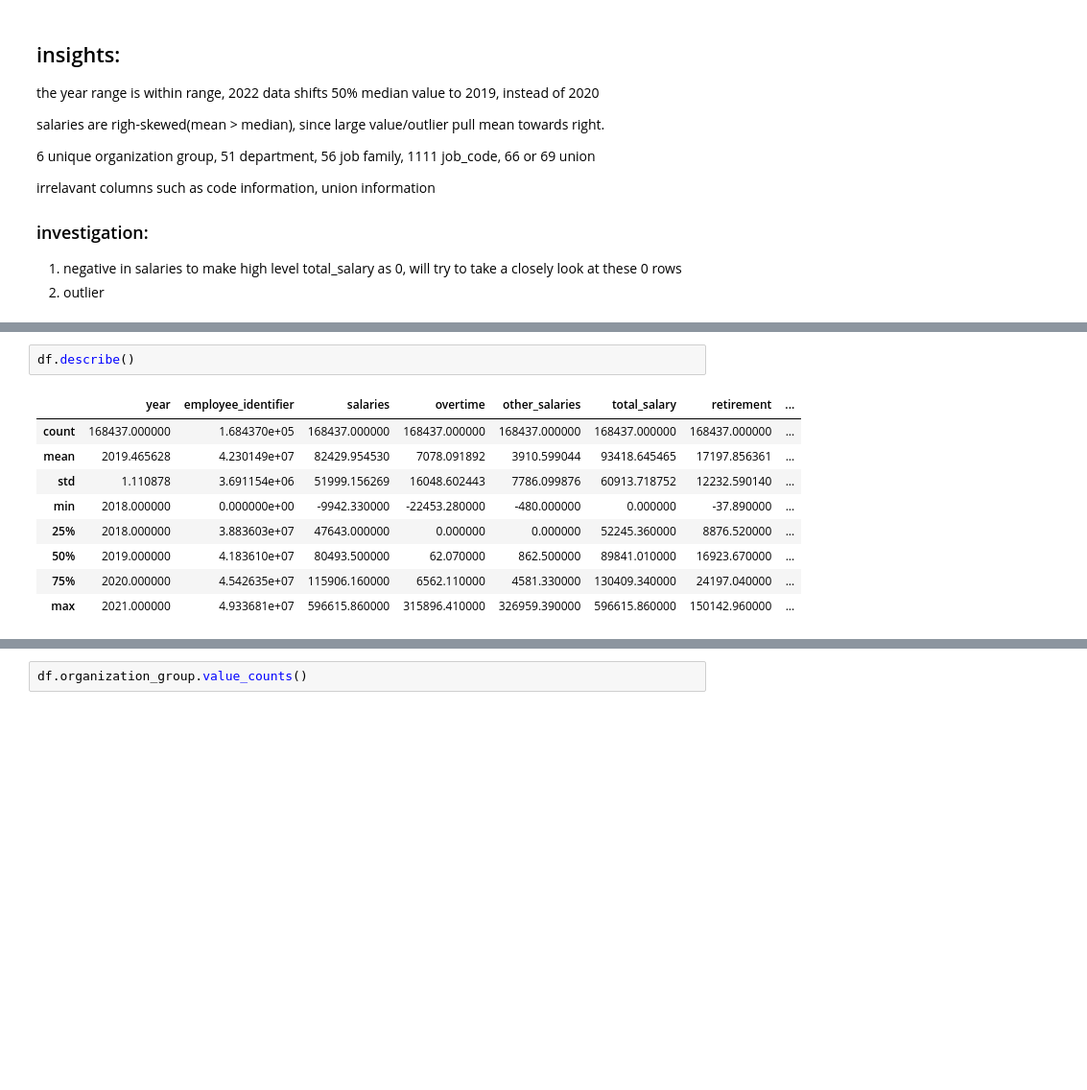
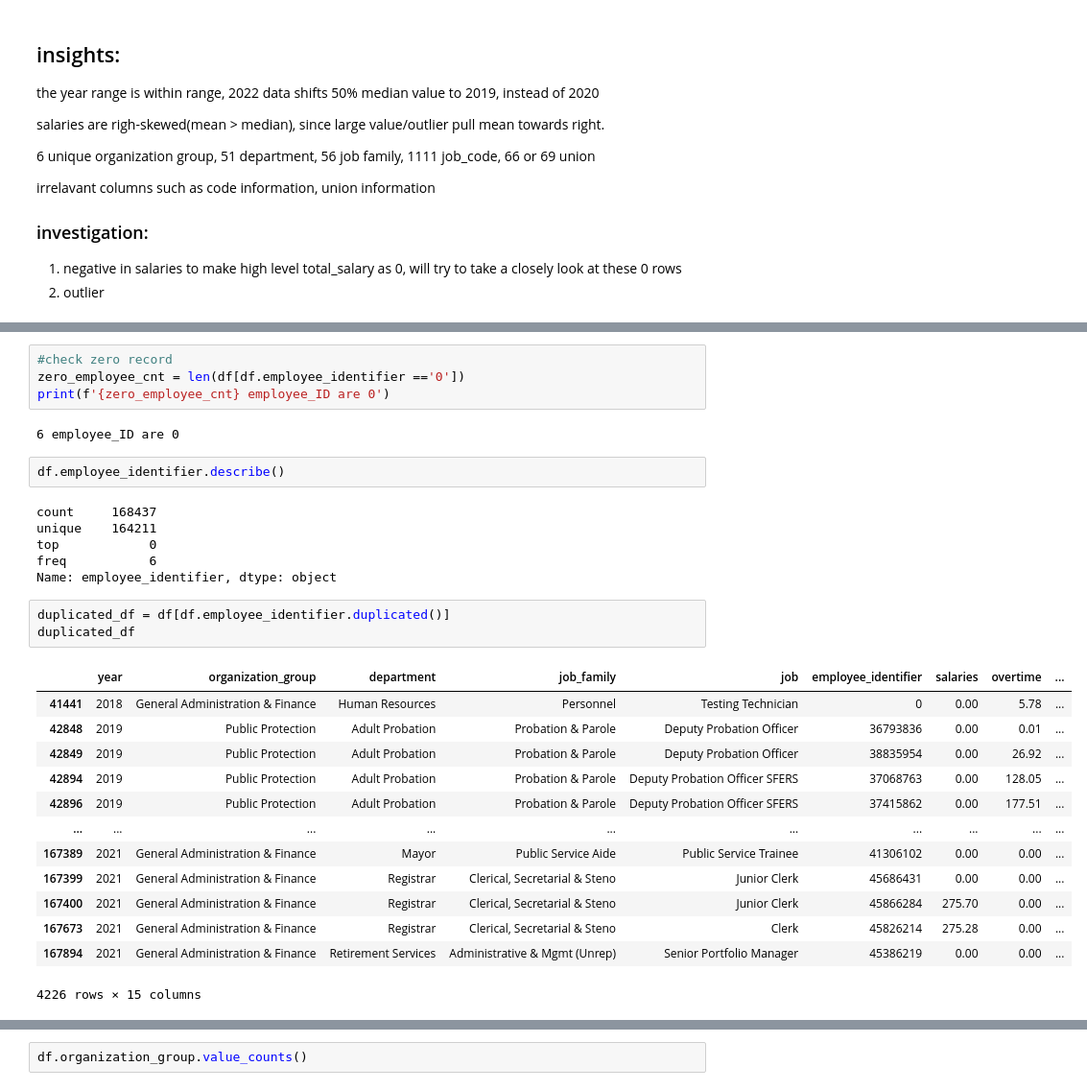
Before and after one commit to susiexia/SF_Employee_Comp_Dash, a Jupyter notebook: sf_comp_jupyter_analytics.ipynb, the cells around one changed output, grey strips where cells are left out. Shown: that part at 96% size. Drawn from its saved outputs; the diff is of its cells as text; blank space fills up the shorter version.

```diff
--- a/sf_comp_jupyter_analytics.ipynb
+++ b/sf_comp_jupyter_analytics.ipynb
@@ -205,12 +210,31 @@ dtype: float64
+# %%
+#check zero record
+zero_employee_cnt = len(df[df.employee_identifier =='0'])
+print(f'{zero_employee_cnt} employee_ID are 0')
+# %% [output]
+6 employee_ID are 0
 # %%
-df.describe()
+df.employee_identifier.describe()
 # %% [output]
-|  | year | employee_identifier | salaries | overtime | other_salaries | total_salary | retirement | ... |
-| count | 168437.000000 | 1.684370e+05 | 168437.000000 | 168437.000000 | 168437.000000 | 168437.000000 | 168437.000000 | ... |
-| mean | 2019.465628 | 4.230149e+07 | 82429.954530 | 7078.091892 | 3910.599044 | 93418.645465 | 17197.856361 | ... |
-| std | 1.110878 | 3.691154e+06 | 51999.156269 | 16048.602443 | 7786.099876 | 60913.718752 | 12232.590140 | ... |
-| min | 2018.000000 | 0.000000e+00 | -9942.330000 | -22453.280000 | -480.000000 | 0.000000 | -37.890000 | ... |
-| 25% | 2018.000000 | 3.883603e+07 | 47643.000000 | 0.000000 | 0.000000 | 52245.360000 | 8876.520000 | ... |
-| 50% | 2019.000000 | 4.183610e+07 | 80493.500000 | 62.070000 | 862.500000 | 89841.010000 | 16923.670000 | ... |
-| 75% | 2020.000000 | 4.542635e+07 | 115906.160000 | 6562.110000 | 4581.330000 | 130409.340000 | 24197.040000 | ... |
-| max | 2021.000000 | 4.933681e+07 | 596615.860000 | 315896.410000 | 326959.390000 | 596615.860000 | 150142.960000 | ... |
+count     168437
+unique    164211
+top            0
+freq           6
+Name: employee_identifier, dtype: object
+# %%
+duplicated_df = df[df.employee_identifier.duplicated()]
+duplicated_df
+# %% [output]
+|  | year | organization_group | department | job_family | job | employee_identifier | salaries | overtime | ... |
+| 41441 | 2018 | General Administration & Finance | Human Resources | Personnel | Testing Technician | 0 | 0.00 | 5.78 | ... |
+| 42848 | 2019 | Public Protection | Adult Probation | Probation & Parole | Deputy Probation Officer | 36793836 | 0.00 | 0.01 | ... |
+| 42849 | 2019 | Public Protection | Adult Probation | Probation & Parole | Deputy Probation Officer | 38835954 | 0.00 | 26.92 | ... |
+| 42894 | 2019 | Public Protection | Adult Probation | Probation & Parole | Deputy Probation Officer SFERS | 37068763 | 0.00 | 128.05 | ... |
+| 42896 | 2019 | Public Protection | Adult Probation | Probation & Parole | Deputy Probation Officer SFERS | 37415862 | 0.00 | 177.51 | ... |
+| ... | ... | ... | ... | ... | ... | ... | ... | ... | ... |
+| 167389 | 2021 | General Administration & Finance | Mayor | Public Service Aide | Public Service Trainee | 41306102 | 0.00 | 0.00 | ... |
+| 167399 | 2021 | General Administration & Finance | Registrar | Clerical, Secretarial & Steno | Junior Clerk | 45686431 | 0.00 | 0.00 | ... |
+| 167400 | 2021 | General Administration & Finance | Registrar | Clerical, Secretarial & Steno | Junior Clerk | 45866284 | 275.70 | 0.00 | ... |
+| 167673 | 2021 | General Administration & Finance | Registrar | Clerical, Secretarial & Steno | Clerk | 45826214 | 275.28 | 0.00 | ... |
+| 167894 | 2021 | General Administration & Finance | Retirement Services | Administrative & Mgmt (Unrep) | Senior Portfolio Manager | 45386219 | 0.00 | 0.00 | ... |
+4226 rows × 15 columns
```
Also changed, not shown: parts of 15 cells of this notebook.
